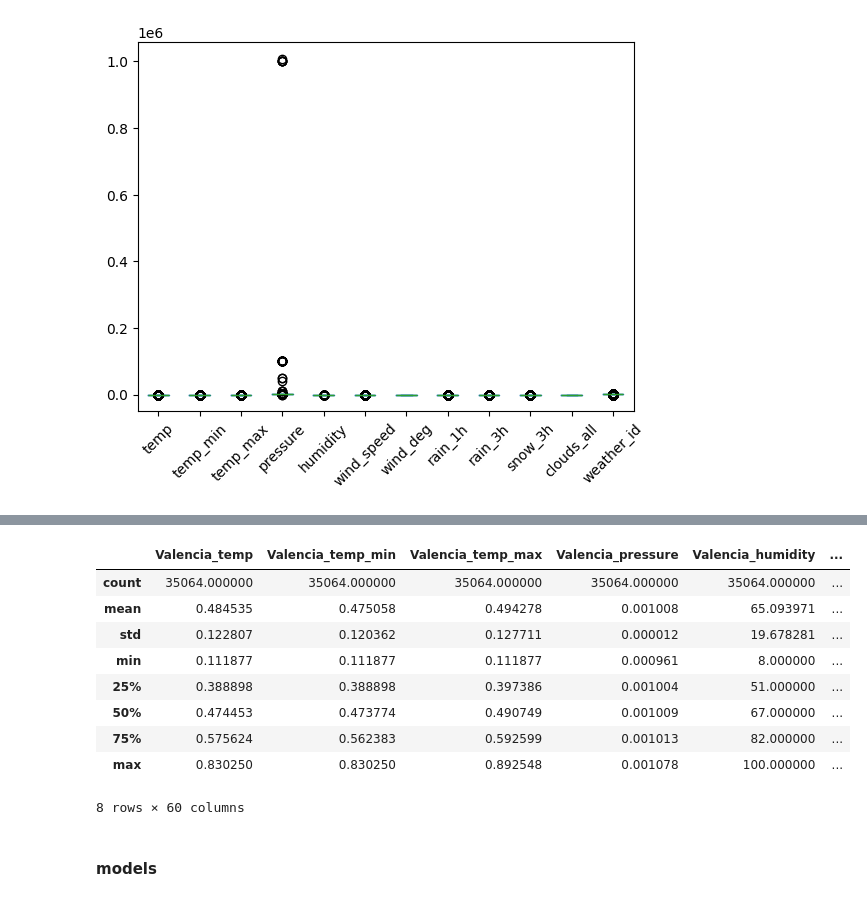
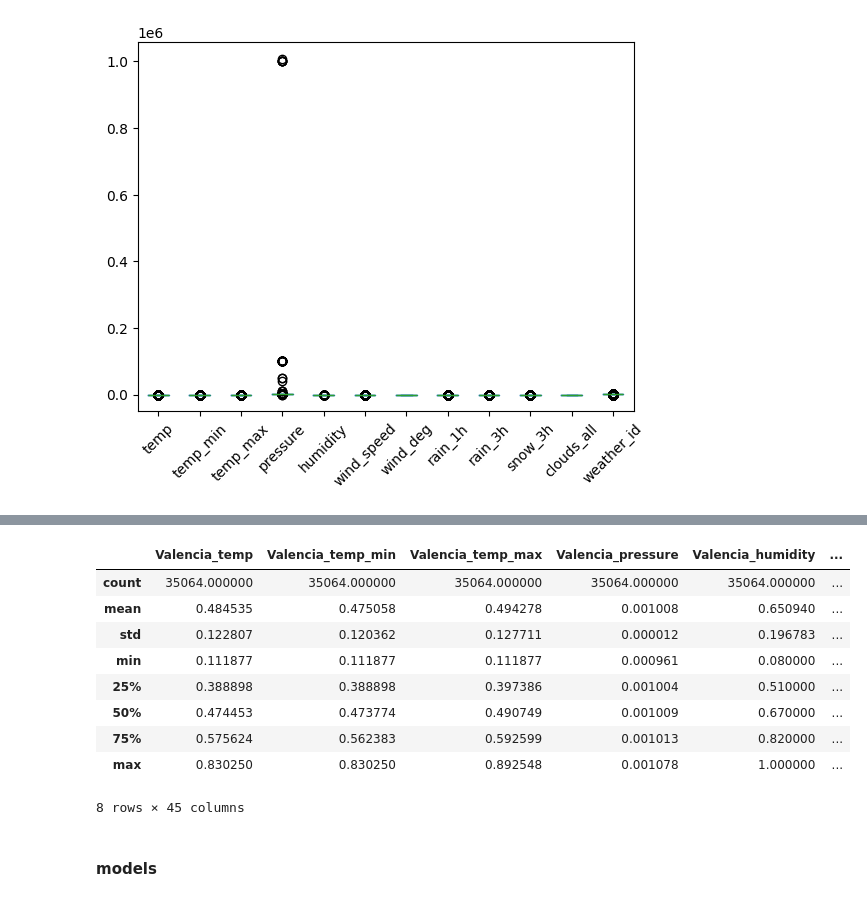
Before and after one commit to gandalf486/electricity-price-prediction, a Jupyter notebook: explore_data.ipynb, the cells around one changed output, grey strips where cells are left out. Drawn from its saved outputs; the diff is of its cells as text; code cells hidden in the pictures.

```diff
--- a/explore_data.ipynb
+++ b/explore_data.ipynb
@@ -30,11 +30,11 @@ weather data and energy data shape don't match but time range does, why?
 boxplot shows outliers for wind_speed, pressure columns in weather dataset.
 # %%
 # without scaling model did not perform so well, try scaling the features
-def scale_features(df, name_of_features=[], type_of_features_to_scale='float', scaler=MinMaxScaler(), fit=True):
+def scale_features(df, name_of_features=[], type_of_features_to_scale=['float'], scaler=MinMaxScaler(), fit=True):
     scaler_map = {}
     if (len(name_of_features)==0) and type(name_of_features)==list:
         for col_no, pair in enumerate(df.dtypes.items()):
-            if pair[1]==type_of_features_to_scale:
+            if pair[1] in type_of_features_to_scale:
                 # scaler expects df, so do iloc this way, else it will give a series
                 if fit:
                     df.iloc[:,col_no:col_no+1] = scaler.fit_transform(df.iloc[:,col_no:col_no+1])
@@ -69,6 +69,12 @@ def convert_long_to_wide(df):
         else:
             final_df = pd.merge(final_df, temp_df, on='time')
     return final_df
+
+def fill_missin_values(df):
+    for item, null_count in df.isna().sum(axis=0).items():
+        if null_count>0:
+            df[item].fillna(df[item].mean())
+    return df
 # %% [markdown]
 #### clean up energy dataset
 # %%
@@ -137,7 +147,8 @@ weather_features['wind_speed'] = weather_features['wind_speed'].fillna(weather_f
 # %%
 scaler = MinMaxScaler()
 scaler.fit(weather_features[[i for i in weather_features.columns if 'temp' in i]].values.flatten().reshape(-1,1))
-weather_features, temp_scalers = scale_features(df=weather_features, name_of_features=[i for i in weather_features.columns if 'temp' in i], scaler=scaler, fit=False)
-weather_features[[i for i in weather_features.columns if 'temp' not in i]], weather_features_scaler = scale_features(df=weather_features[[i for i in weather_features.columns if 'temp' not in i]])
-
-weather_features
+weather_features, temp_scalers = scale_features(df=weather_features, name_of_features=[i for i in weather_features.columns if 'temp' in i],
+                                                 scaler=scaler, fit=False)
+weather_features[[i for i in weather_features.columns if 'temp' not in i]], weather_features_scaler = \
+                            scale_features(df=weather_features[[i for i in weather_features.columns if 'temp' not in i]],
+                                           type_of_features_to_scale=['float','int'])
@@ -178,30 +159,30 @@ weather_features
 # %%
 # simply concating will repeat the columns names
 # weather_features_wide = pd.concat([weather_features.loc[i].reset_index() for i in weather_features.groupby('city_name').groups.values()], axis=1)
 
 weather_features['weather_main'] = encoder.fit_transform(weather_features['weather_main'])
 weather_features['weather_description'] = encoder.fit_transform(weather_features['weather_description'])
 weather_features['weather_icon'] = encoder.fit_transform(weather_features['weather_icon'])
 
-columns_to_drop = ['rain_3h','weather_id','snow_3h']
+columns_to_drop = ['rain_3h','weather_id','snow_3h','weather_main','weather_description','weather_icon']
 
 weather_features = weather_features.drop(columns=columns_to_drop)
 
 weather_features_wide = convert_long_to_wide(weather_features)
 # removing scientific notations of numbers from data
 
 weather_features_wide.describe()
 # %% [output]
 |  | Valencia_temp | Valencia_temp_min | Valencia_temp_max | Valencia_pressure | Valencia_humidity | ... |
 | count | 35064.000000 | 35064.000000 | 35064.000000 | 35064.000000 | 35064.000000 | ... |
-| mean | 0.484535 | 0.475058 | 0.494278 | 0.001008 | 65.093971 | ... |
-| std | 0.122807 | 0.120362 | 0.127711 | 0.000012 | 19.678281 | ... |
-| min | 0.111877 | 0.111877 | 0.111877 | 0.000961 | 8.000000 | ... |
-| 25% | 0.388898 | 0.388898 | 0.397386 | 0.001004 | 51.000000 | ... |
-| 50% | 0.474453 | 0.473774 | 0.490749 | 0.001009 | 67.000000 | ... |
-| 75% | 0.575624 | 0.562383 | 0.592599 | 0.001013 | 82.000000 | ... |
-| max | 0.830250 | 0.830250 | 0.892548 | 0.001078 | 100.000000 | ... |
+| mean | 0.484535 | 0.475058 | 0.494278 | 0.001008 | 0.650940 | ... |
+| std | 0.122807 | 0.120362 | 0.127711 | 0.000012 | 0.196783 | ... |
+| min | 0.111877 | 0.111877 | 0.111877 | 0.000961 | 0.080000 | ... |
+| 25% | 0.388898 | 0.388898 | 0.397386 | 0.001004 | 0.510000 | ... |
+| 50% | 0.474453 | 0.473774 | 0.490749 | 0.001009 | 0.670000 | ... |
+| 75% | 0.575624 | 0.562383 | 0.592599 | 0.001013 | 0.820000 | ... |
+| max | 0.830250 | 0.830250 | 0.892548 | 0.001078 | 1.000000 | ... |
-8 rows × 60 columns
+8 rows × 45 columns
 # %%
 # weather_features_wide[[i for i in weather_features_wide.columns if 'temp' in i]].hist(sharex=True,sharey=True)
 # plt.tight_layout(w_pad=5)
```
Also changed, not shown: parts of 7 cells of this notebook.
